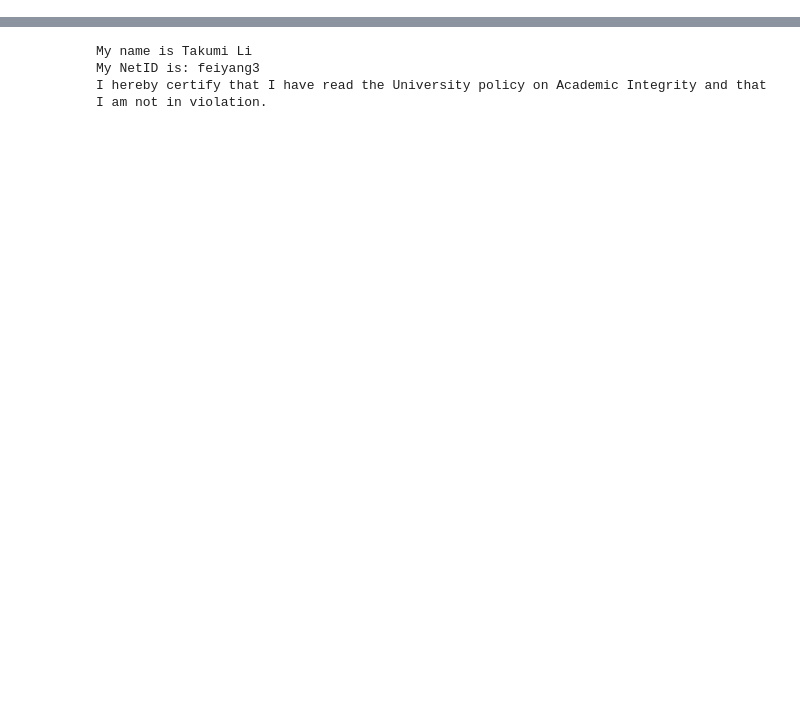
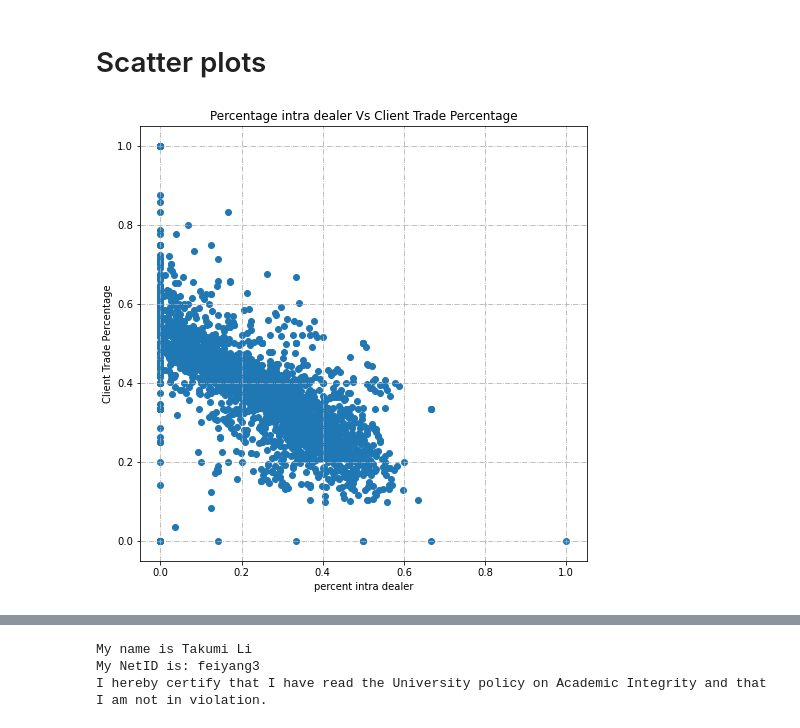
Before and after one commit to TakumiDawn/Machine-Learning-in-Finance-Lab, a Jupyter notebook: IE517_F20_HW3/HW3.ipynb, the cells around one changed output, grey strips where cells are left out. Saved outputs shown, nothing was run; the diff lists cells and outputs as text; code cells hidden in the pictures; blank space fills up the shorter version.

```diff
--- a/IE517_F20_HW3/HW3.ipynb
+++ b/IE517_F20_HW3/HW3.ipynb
@@ -113,0 +12,4 @@ plt.show()
+# %%
+df = pd.read_csv('HY_Universe_corporate bond.csv')
+print(df.head())
+print(df.tail())
@@ -113,0 +59,12 @@ plt.show()
+# %% [markdown]
+# Scatter plots
+# %%
+#Percentage intra dealer Vs Client TradePercentage
+plt.figure(figsize = (8, 8))
+plt.grid(True,linestyle='-.')
+plt.xlabel('percent intra dealer')
+plt.ylabel('Client Trade Percentage')
+plt.title('Percentage intra dealer Vs Client Trade Percentage')
+_ = plt.scatter(df['percent_intra_dealer'],df['Client_Trade_Percentage'])
+# %% [output]
+[figure, added]
```
Also changed, not shown: parts of 30 cells of this notebook.
